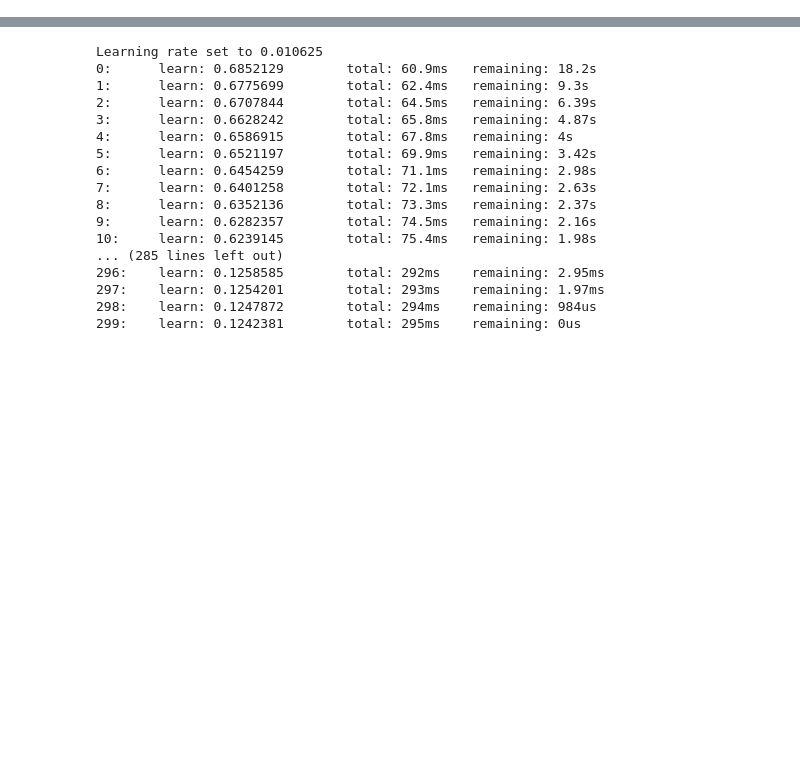
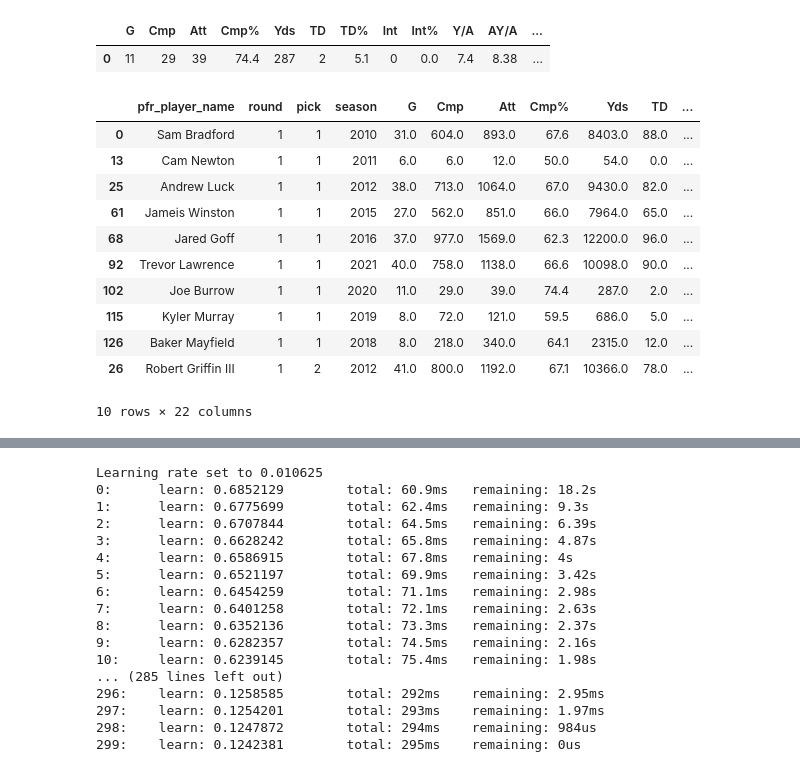
Before and after one commit to benstager/mfl, a Jupyter notebook: model_dev/model_dev_1_2.ipynb, the cells around one changed output, grey strips where cells are left out. Drawn from its saved outputs; the diff is of its cells as text; code cells hidden in the pictures; blank space fills up the shorter version.

```diff
--- a/model_dev/model_dev_1_2.ipynb
+++ b/model_dev/model_dev_1_2.ipynb
@@ -119,0 +131,20 @@ class FranchiseQB:
+# %%
+mfldata.scrape_NFL_REF_QB(player_name='Joe Burrow')
+# %% [output]
+|  | G | Cmp | Att | Cmp% | Yds | TD | TD% | Int | Int% | Y/A | AY/A | ... |
+| 0 | 11 | 29 | 39 | 74.4 | 287 | 2 | 5.1 | 0 | 0.0 | 7.4 | 8.38 | ... |
+# %%
+sim.full_dataset.sort_values(['round', 'pick']).head(10)
+# %% [output]
+|  | pfr_player_name | round | pick | season | G | Cmp | Att | Cmp% | Yds | TD | ... |
+| 0 | Sam Bradford | 1 | 1 | 2010 | 31.0 | 604.0 | 893.0 | 67.6 | 8403.0 | 88.0 | ... |
+| 13 | Cam Newton | 1 | 1 | 2011 | 6.0 | 6.0 | 12.0 | 50.0 | 54.0 | 0.0 | ... |
+| 25 | Andrew Luck | 1 | 1 | 2012 | 38.0 | 713.0 | 1064.0 | 67.0 | 9430.0 | 82.0 | ... |
+| 61 | Jameis Winston | 1 | 1 | 2015 | 27.0 | 562.0 | 851.0 | 66.0 | 7964.0 | 65.0 | ... |
+| 68 | Jared Goff | 1 | 1 | 2016 | 37.0 | 977.0 | 1569.0 | 62.3 | 12200.0 | 96.0 | ... |
+| 92 | Trevor Lawrence | 1 | 1 | 2021 | 40.0 | 758.0 | 1138.0 | 66.6 | 10098.0 | 90.0 | ... |
+| 102 | Joe Burrow | 1 | 1 | 2020 | 11.0 | 29.0 | 39.0 | 74.4 | 287.0 | 2.0 | ... |
+| 115 | Kyler Murray | 1 | 1 | 2019 | 8.0 | 72.0 | 121.0 | 59.5 | 686.0 | 5.0 | ... |
+| 126 | Baker Mayfield | 1 | 1 | 2018 | 8.0 | 218.0 | 340.0 | 64.1 | 2315.0 | 12.0 | ... |
+| 26 | Robert Griffin III | 1 | 2 | 2012 | 41.0 | 800.0 | 1192.0 | 67.1 | 10366.0 | 78.0 | ... |
+10 rows × 22 columns
```
Also changed, not shown: parts of 9 cells of this notebook, 5 other files.
